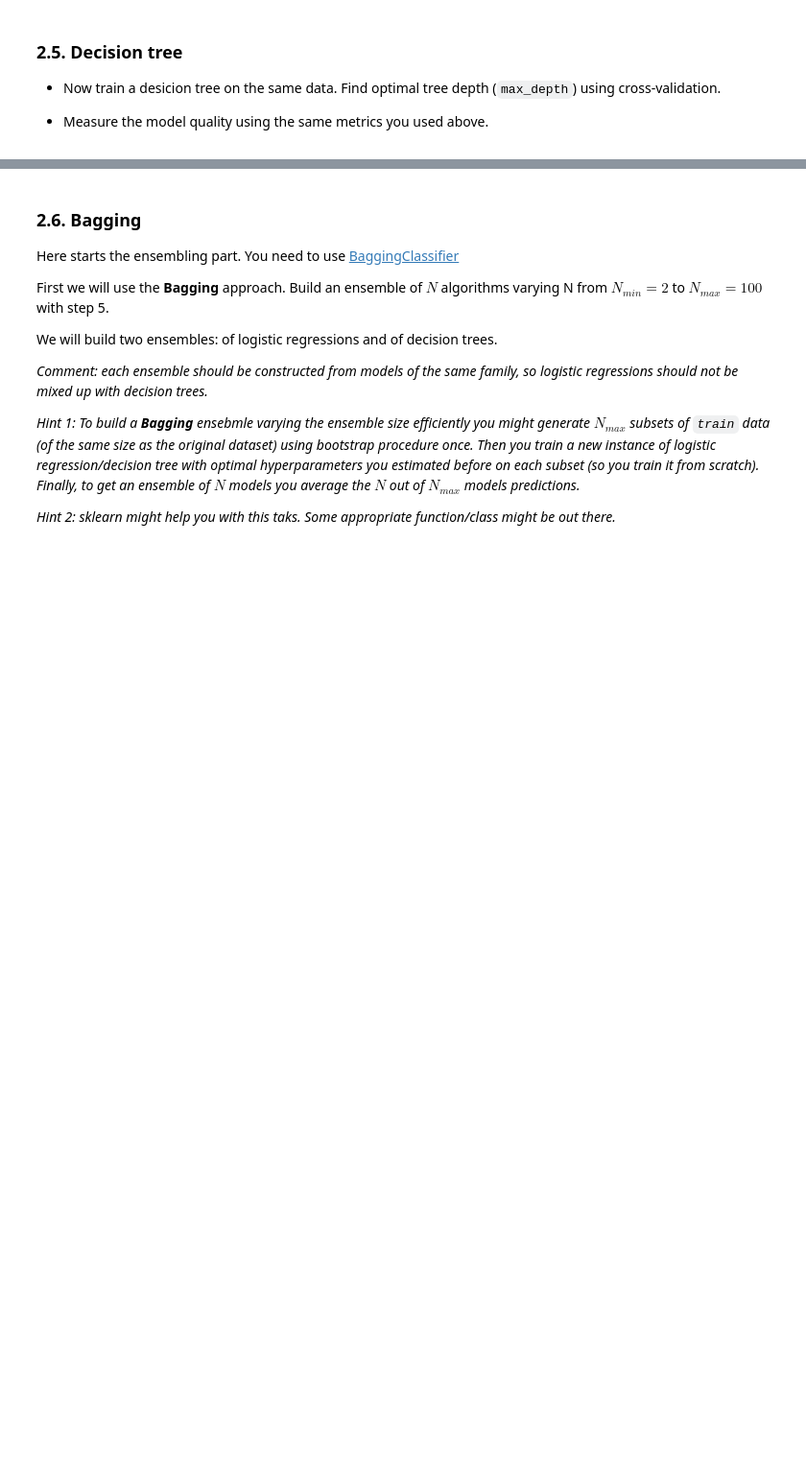
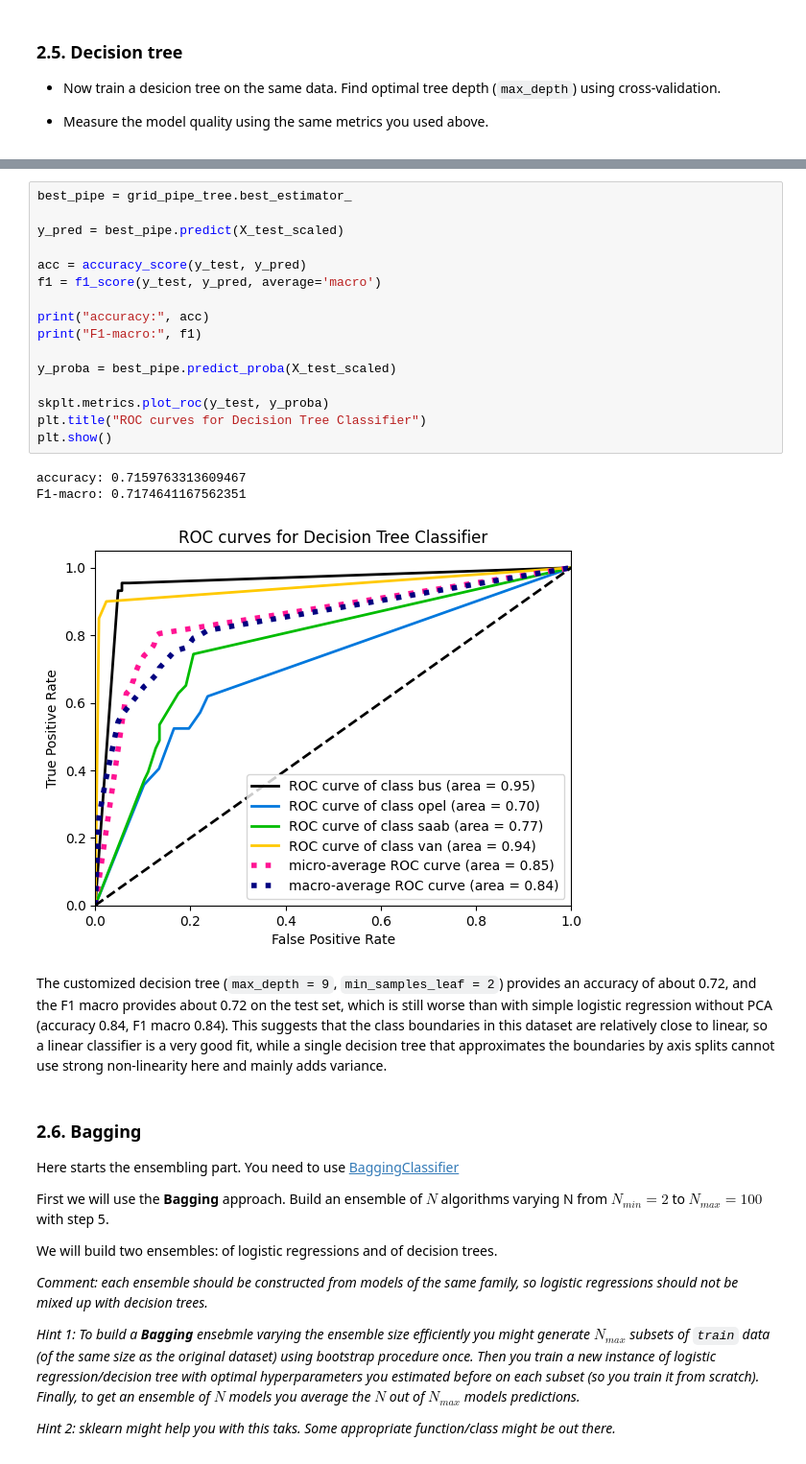
Before and after one commit to oncominglane/machine_learning_mipt_course, a Jupyter notebook: hw2 - lab1/lab01_ml_pipeline.ipynb, the cells around one changed output, grey strips where cells are left out. Shown at 96% size. Cells and saved outputs as stored; diff of their text form; blank space fills up the shorter version.

```diff
--- a/hw2 - lab1/lab01_ml_pipeline.ipynb
+++ b/hw2 - lab1/lab01_ml_pipeline.ipynb
@@ -525,3 +644,25 @@ from sklearn.tree import DecisionTreeClassifier
+# %%
+best_pipe = grid_pipe_tree.best_estimator_
+
+y_pred = best_pipe.predict(X_test_scaled)
+
+acc = accuracy_score(y_test, y_pred)
+f1 = f1_score(y_test, y_pred, average='macro')
+
+print("accuracy:", acc)
+print("F1-macro:", f1)
+
+y_proba = best_pipe.predict_proba(X_test_scaled)
+
+skplt.metrics.plot_roc(y_test, y_proba)
+plt.title("ROC curves for Decision Tree Classifier")
+plt.show()
+# %% [output]
+accuracy: 0.7159763313609467
+F1-macro: 0.7174641167562351
+[figure, added]
+# %% [markdown]
+The customized decision tree (`max_depth = 9`, `min_samples_leaf = 2`) provides an accuracy of about 0.72, and the F1 macro provides about 0.72 on the test set, which is still worse than with simple logistic regression without PCA (accuracy 0.84, F1 macro 0.84). This suggests that the class boundaries in this dataset are relatively close to linear, so a linear classifier is a very good fit, while a single decision tree that approximates the boundaries by axis splits cannot use strong non-linearity here and mainly adds variance.
 # %% [markdown]
 ### 2.6. Bagging
 
```
Also changed, not shown: parts of 39 cells of this notebook.
